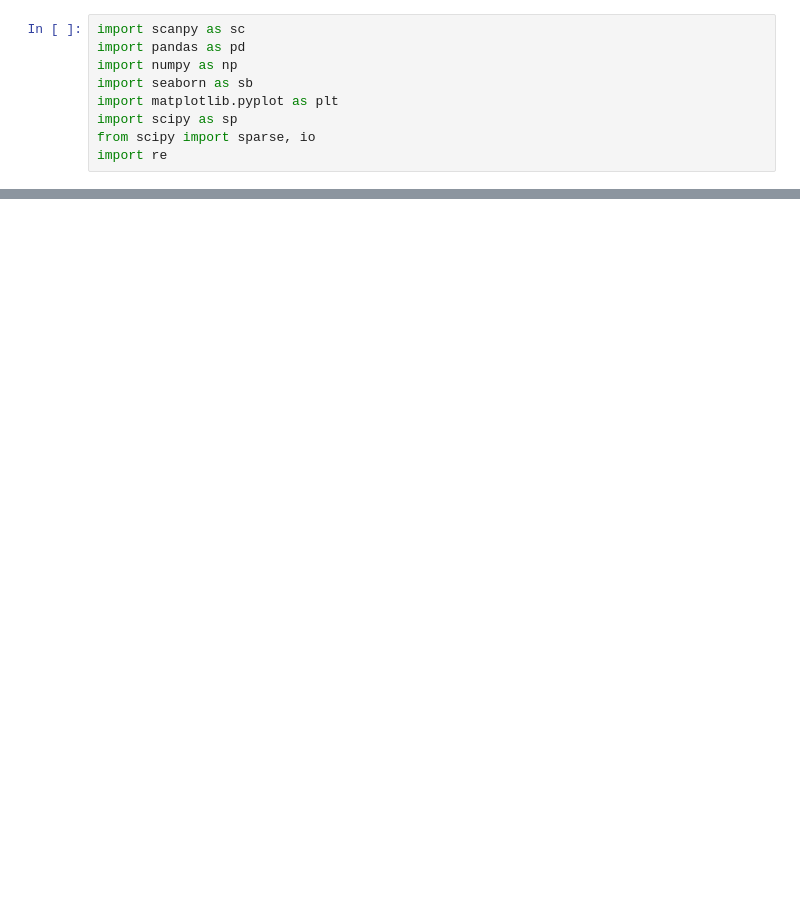
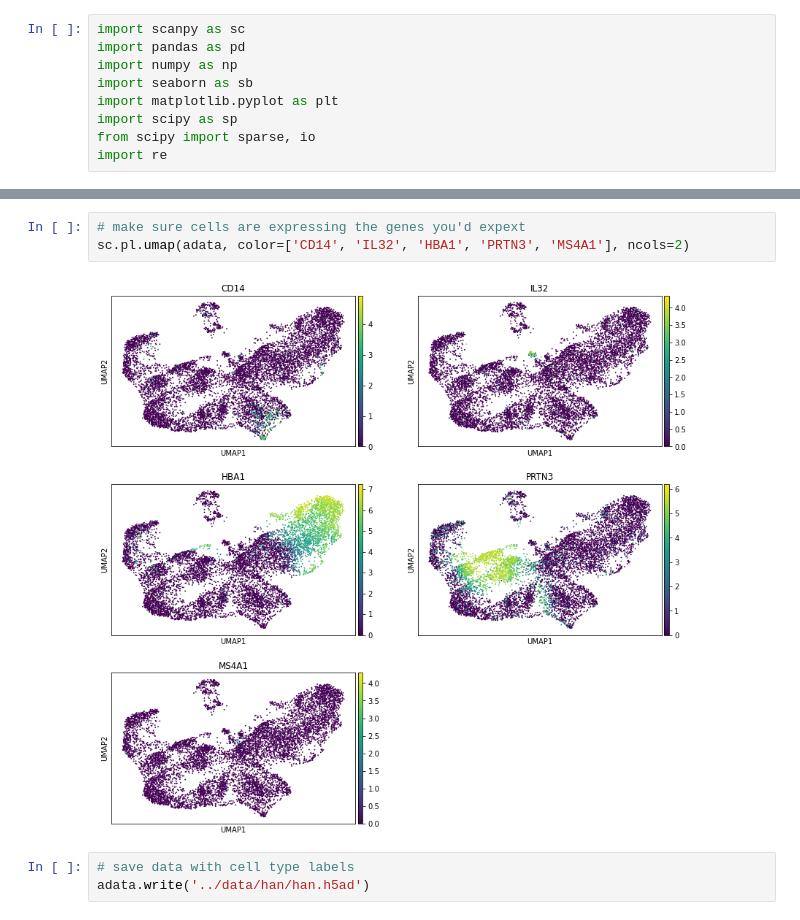
Before and after one commit to Sarah145/bone_marrow_analysis, a Jupyter notebook: notebooks/pre_processing_han.ipynb, the cells around one changed output, grey strips where cells are left out. Drawn from its saved outputs; the diff is of its cells as text; blank space fills up the shorter version.

```diff
--- a/notebooks/pre_processing_han.ipynb
+++ b/notebooks/pre_processing_han.ipynb
@@ -87,0 +87,8 @@ The keyword argument 'parallel=True' was specified but no transformation for par
+# %%
+# make sure cells are expressing the genes you'd expext
+sc.pl.umap(adata, color=['CD14', 'IL32', 'HBA1', 'PRTN3', 'MS4A1'], ncols=2)
+# %% [output]
+[figure, added]
+# %%
+# save data with cell type labels
+adata.write('../data/han/han.h5ad')
```
Also changed, not shown: parts of 12 cells of this notebook.
